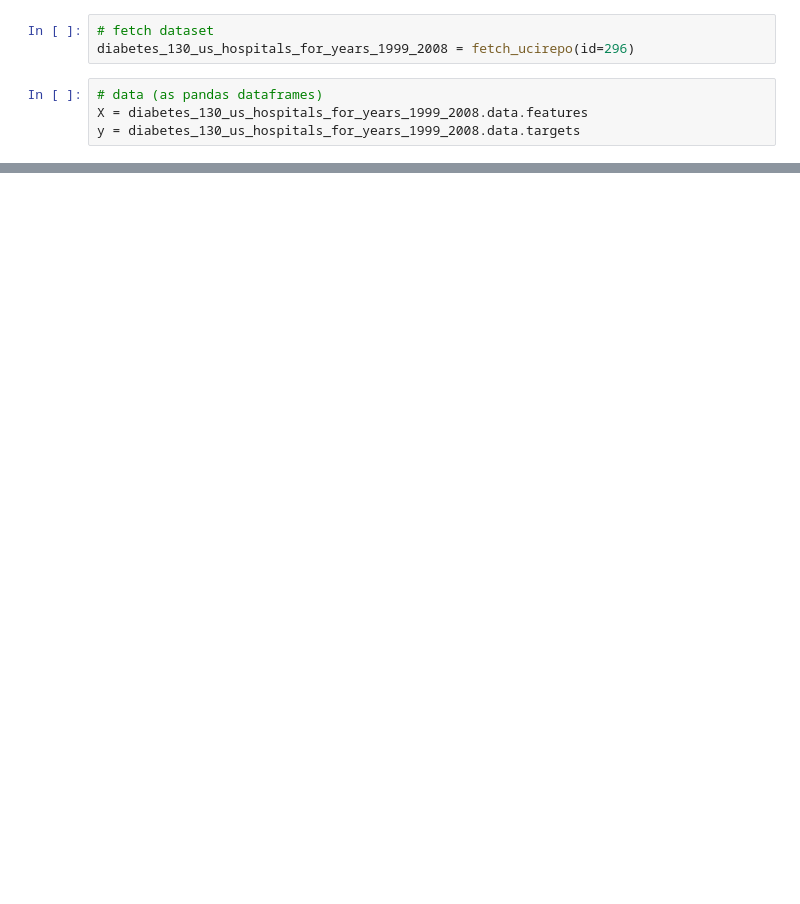
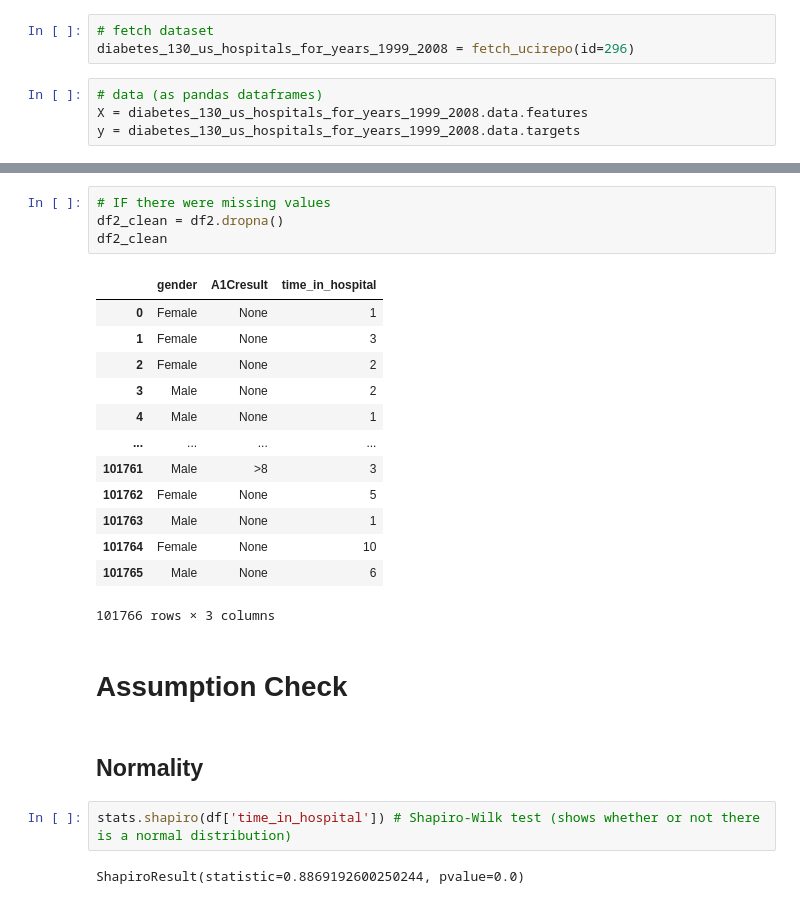
Before and after one commit to EugeneHsiung/datasci_6_anova, a Jupyter notebook: datasci_6_anova.ipynb, the cells around one changed output, grey strips where cells are left out. Cells and saved outputs as stored; diff of their text form; blank space fills up the shorter version.

```diff
--- a/datasci_6_anova.ipynb
+++ b/datasci_6_anova.ipynb
@@ -58,0 +114,26 @@ df.sample(10)
+# %%
+# IF there were missing values
+df2_clean = df2.dropna()
+df2_clean
+# %% [output]
+|  | gender | A1Cresult | time_in_hospital |
+| 0 | Female | None | 1 |
+| 1 | Female | None | 3 |
+| 2 | Female | None | 2 |
+| 3 | Male | None | 2 |
+| 4 | Male | None | 1 |
+| ... | ... | ... | ... |
+| 101761 | Male | >8 | 3 |
+| 101762 | Female | None | 5 |
+| 101763 | Male | None | 1 |
+| 101764 | Female | None | 10 |
+| 101765 | Male | None | 6 |
+101766 rows × 3 columns
+# %% [markdown]
+# **Assumption Check**
+# %% [markdown]
+## **Normality**
+# %%
+stats.shapiro(df['time_in_hospital']) # Shapiro-Wilk test (shows whether or not there is a normal distribution)
+# %% [output]
+ShapiroResult(statistic=0.8869192600250244, pvalue=0.0)
```
Also changed, not shown: parts of 31 cells of this notebook.
